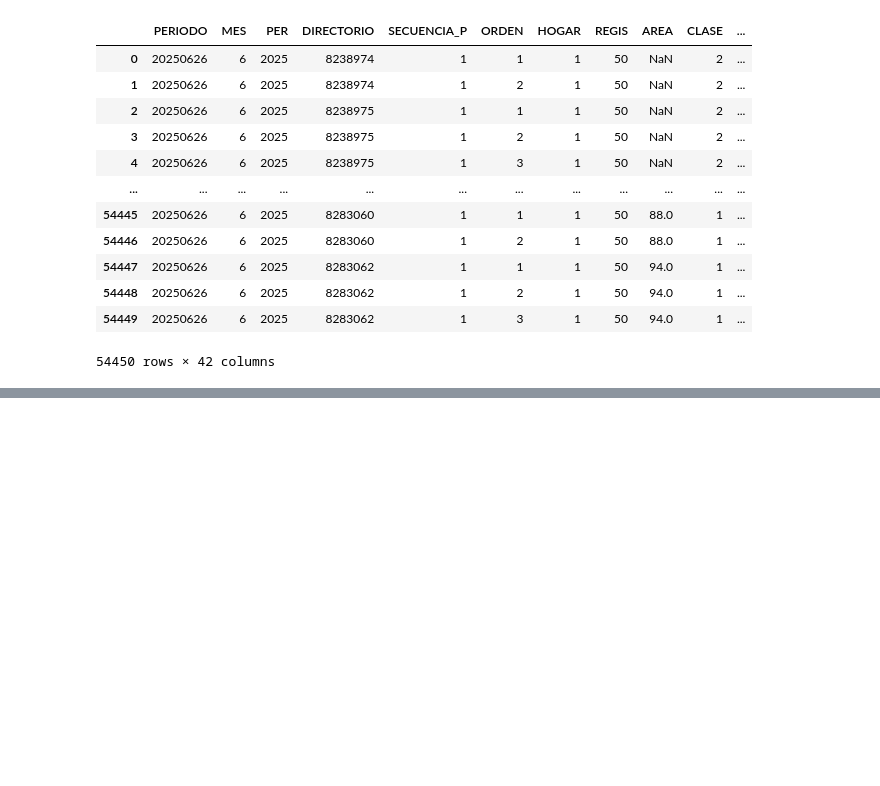
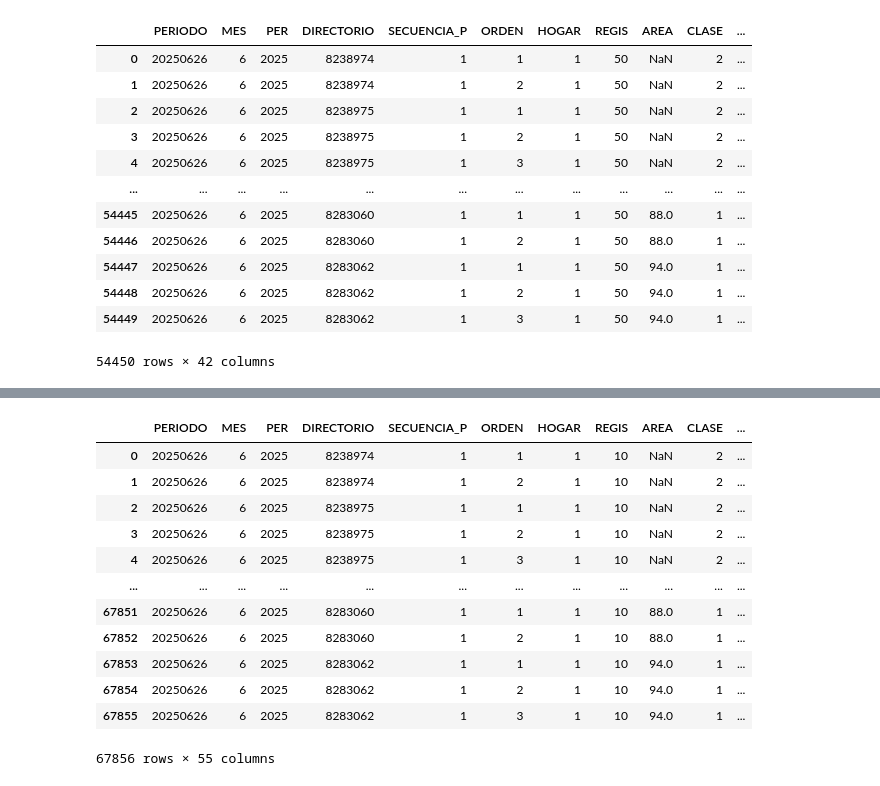
Before and after one commit to crisganan03/Electiva1-Cristianga-an, a Jupyter notebook: Notebooks/02-GEIH24_Manipulacion_tablas.ipynb, the cells around one changed output, grey strips where cells are left out. Saved outputs shown, nothing was run; the diff lists cells and outputs as text; code cells hidden in the pictures; blank space fills up the shorter version.

```diff
--- a/Notebooks/02-GEIH24_Manipulacion_tablas.ipynb
+++ b/Notebooks/02-GEIH24_Manipulacion_tablas.ipynb
@@ -44,0 +51,16 @@ df_Ocupados.head()
+# %%
+df_cgsse
+# %% [output]
+|  | PERIODO | MES | PER | DIRECTORIO | SECUENCIA_P | ORDEN | HOGAR | REGIS | AREA | CLASE | ... |
+| 0 | 20250626 | 6 | 2025 | 8238974 | 1 | 1 | 1 | 10 | NaN | 2 | ... |
+| 1 | 20250626 | 6 | 2025 | 8238974 | 1 | 2 | 1 | 10 | NaN | 2 | ... |
+| 2 | 20250626 | 6 | 2025 | 8238975 | 1 | 1 | 1 | 10 | NaN | 2 | ... |
+| 3 | 20250626 | 6 | 2025 | 8238975 | 1 | 2 | 1 | 10 | NaN | 2 | ... |
+| 4 | 20250626 | 6 | 2025 | 8238975 | 1 | 3 | 1 | 10 | NaN | 2 | ... |
+| ... | ... | ... | ... | ... | ... | ... | ... | ... | ... | ... | ... |
+| 67851 | 20250626 | 6 | 2025 | 8283060 | 1 | 1 | 1 | 10 | 88.0 | 1 | ... |
+| 67852 | 20250626 | 6 | 2025 | 8283060 | 1 | 2 | 1 | 10 | 88.0 | 1 | ... |
+| 67853 | 20250626 | 6 | 2025 | 8283062 | 1 | 1 | 1 | 10 | 94.0 | 1 | ... |
+| 67854 | 20250626 | 6 | 2025 | 8283062 | 1 | 2 | 1 | 10 | 94.0 | 1 | ... |
+| 67855 | 20250626 | 6 | 2025 | 8283062 | 1 | 3 | 1 | 10 | 94.0 | 1 | ... |
+67856 rows × 55 columns
```
Also changed, not shown: parts of 11 cells of this notebook.
